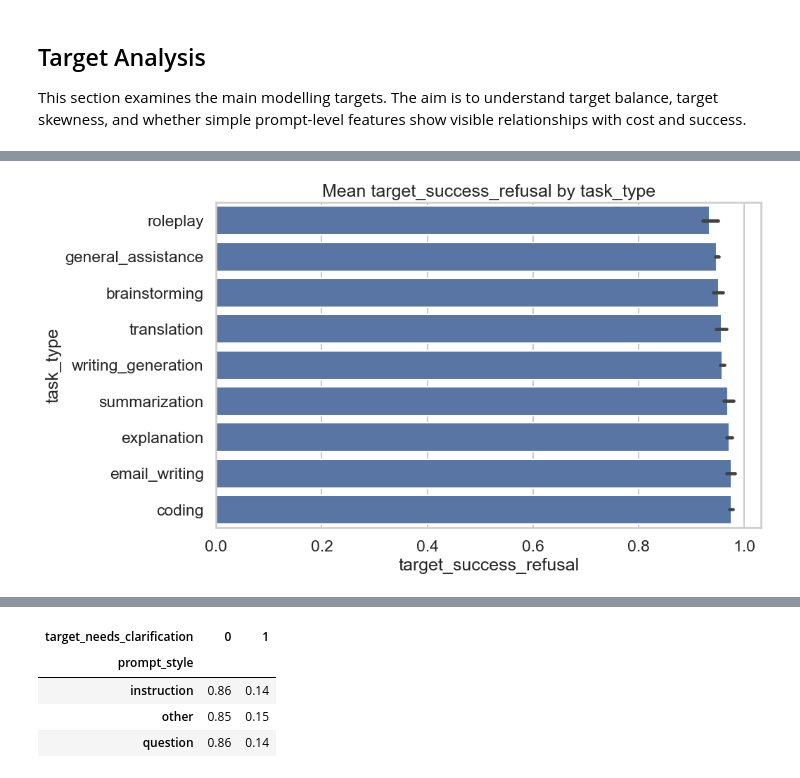
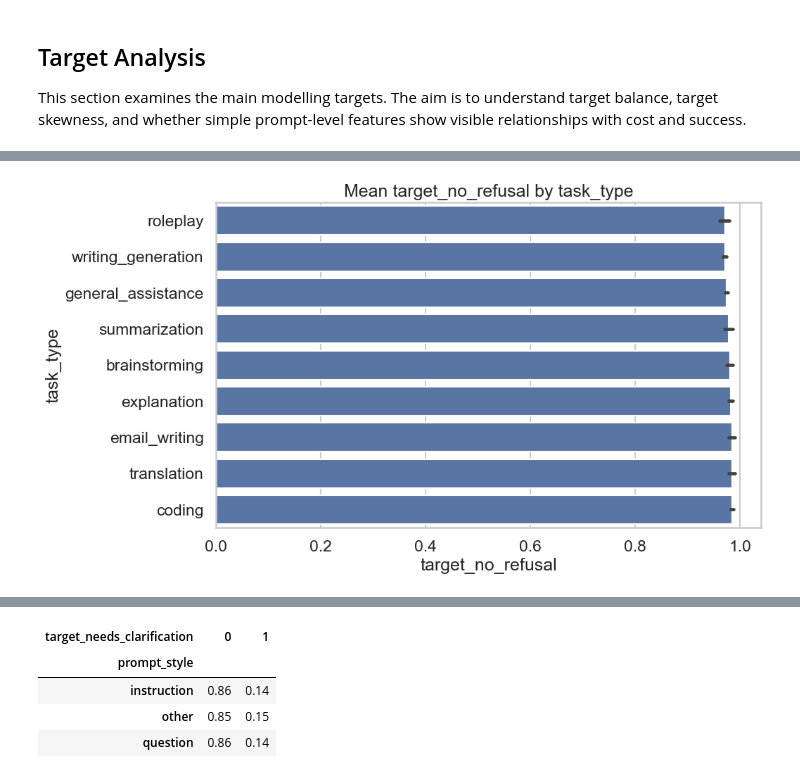
Before and after one commit to Thoericht/llm-sustainability-analysis, a Jupyter notebook: 02_notebooks/03_data_exploration.ipynb, the cells around one changed output, grey strips where cells are left out. Drawn from its saved outputs; the diff is of its cells as text; code cells hidden in the pictures.

```diff
--- a/02_notebooks/03_data_exploration.ipynb
+++ b/02_notebooks/03_data_exploration.ipynb
@@ -180,7 +185,8 @@ high_cardinality_features = [
 
 targets = [
     "target_cost",
-    "target_success_refusal",
+    "target_no_refusal",
+    "target_no_capability",
     "target_needs_clarification",
 ]
 
@@ -199,7 +205,8 @@ binary_features = [
     "has_role_instruction",
     "has_audience_or_level_instruction",
     "has_format_instruction",
-    "target_success_refusal",
+    "target_no_refusal",
+    "target_no_capability",
     "target_needs_clarification",
 ]
 
@@ -355,9 +367,6 @@ This section explores the distributions of core numeric prompt-level features an
 # ----------------------------
 # CORRELATIONS
 # ----------------------------
-
-df["log_target_cost"] = np.log1p(df["target_cost"])
-
 
 features_for_corr = binary_features + numeric_features
 
@@ -552,6 +570,6 @@ for col in ["prompt_style", "task_type", "topic_cat"]:
 # %%
 for col in ["has_role_instruction", "has_audience_or_level_instruction", "has_format_instruction"]:
-    sns.barplot(data=df, x=col, y="target_success_refusal", estimator=np.mean)
-    plt.title(f"Mean target_success_refusal by {col}")
+    sns.barplot(data=df, x=col, y="target_no_refusal", estimator=np.mean)
+    plt.title(f"Mean target_no_refusal by {col}")
     plt.show()
 # %% [output]
@@ -569,8 +587,8 @@ for col in ["has_role_instruction", "has_audience_or_level_instruction", "has_fo
 [figure]
 # %%
 for col in ["prompt_style", "task_type", "topic_cat"]:
-    order = df.groupby(col)["target_success_refusal"].mean().sort_values().index
-    sns.barplot(data=df, y=col, x="target_success_refusal", order=order, estimator=np.mean)
-    plt.title(f"Mean target_success_refusal by {col}")
+    order = df.groupby(col)["target_no_refusal"].mean().sort_values().index
+    sns.barplot(data=df, y=col, x="target_no_refusal", order=order, estimator=np.mean)
+    plt.title(f"Mean target_no_refusal by {col}")
     plt.show()
 # %% [output]
@@ -578 +596 @@ for col in ["prompt_style", "task_type", "topic_cat"]:
-[figure, old version]
+[figure, new version]
```
Also changed, not shown: parts of 25 cells of this notebook, 3 other files.
